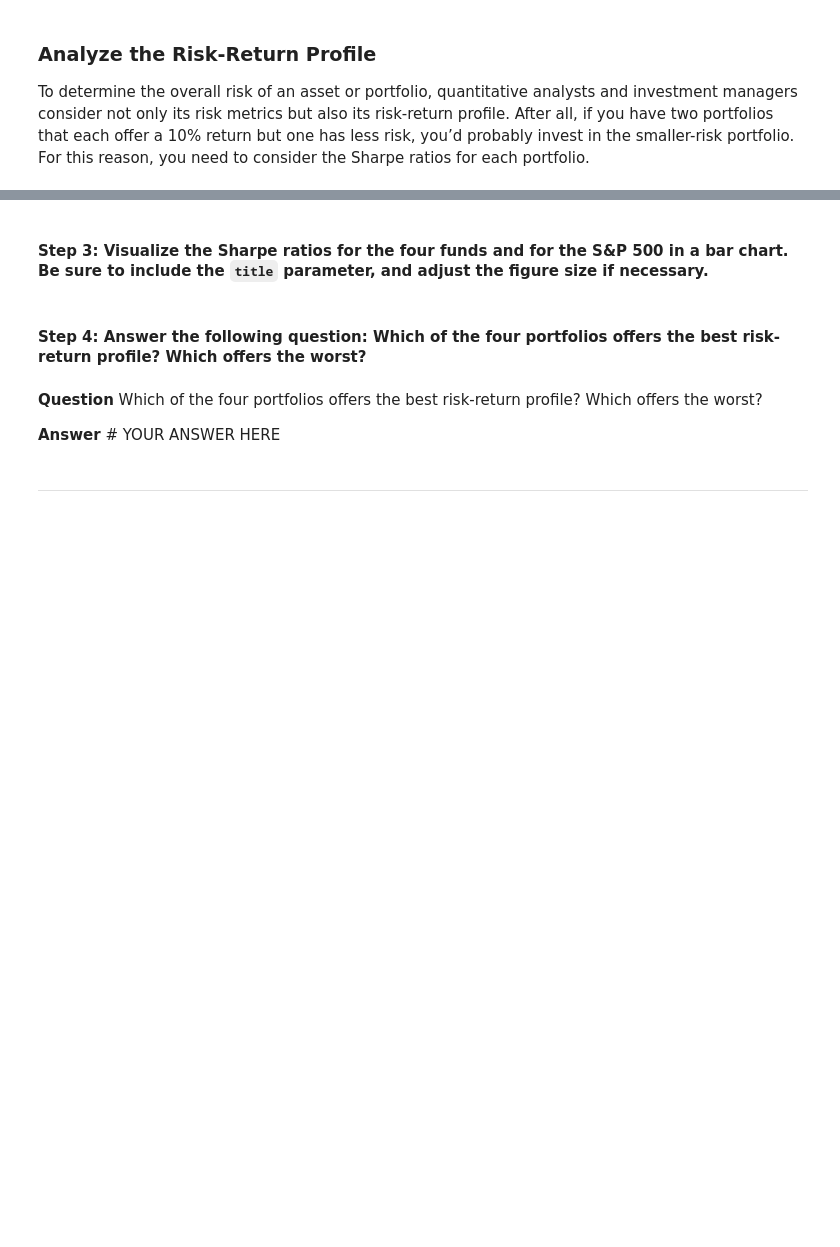
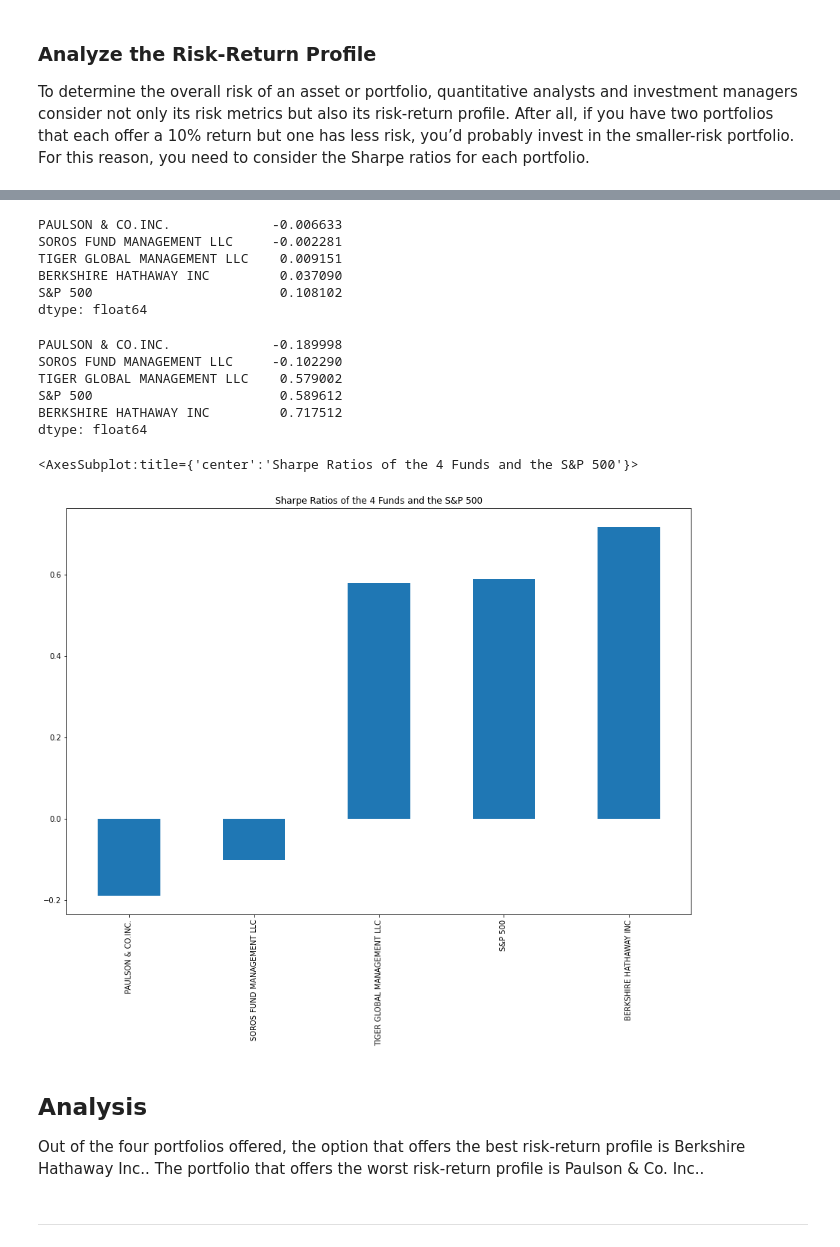
Before and after one commit to MajidKouki/c4-risk-return-analysis, a Jupyter notebook: risk_return_analysis.ipynb, the cells around one changed output, grey strips where cells are left out. Saved outputs shown, nothing was run; the diff lists cells and outputs as text; code cells hidden in the pictures; blank space fills up the shorter version.

Commit message:
Updated the risk-return profile analysis section.

```diff
--- a/risk_return_analysis.ipynb
+++ b/risk_return_analysis.ipynb
@@ -268,2 +192,0 @@ To determine the overall risk of an asset or portfolio, quantitative analysts an
-# %% [markdown]
-#### Step 3: Visualize the Sharpe ratios for the four funds and for the S&P 500 in a bar chart. Be sure to include the `title` parameter, and adjust the figure size if necessary.
@@ -274,9 +193,35 @@ To determine the overall risk of an asset or portfolio, quantitative analysts an
+# %%
+# Calculate the annualized average returns and sort data
+whale_navs_annualized_average_returns = (whale_navs_daily_returns.mean() * trading_days).sort_values()
+whale_navs_annualized_average_returns
+# %% [output]
+PAULSON & CO.INC.             -0.006633
+SOROS FUND MANAGEMENT LLC     -0.002281
+TIGER GLOBAL MANAGEMENT LLC    0.009151
+BERKSHIRE HATHAWAY INC         0.037090
+S&P 500                        0.108102
+dtype: float64
+# %%
+# Calculate the annualized sharpe ratios and sort data
+whale_navs_sharpe_ratios = (whale_navs_annualized_average_returns / whale_navs_annualized_standard_deviation).sort_values()
+whale_navs_sharpe_ratios
+# %% [output]
+PAULSON & CO.INC.             -0.189998
+SOROS FUND MANAGEMENT LLC     -0.102290
+TIGER GLOBAL MANAGEMENT LLC    0.579002
+S&P 500                        0.589612
+BERKSHIRE HATHAWAY INC         0.717512
+dtype: float64
+# %%
+# Visualize the sharpe ratios of the 4 funds and the S&P 500
+whale_navs_sharpe_ratios.plot.bar(title="Sharpe Ratios of the 4 Funds and the S&P 500", figsize=(15, 10))
+# %% [output]
+<AxesSubplot:title={'center':'Sharpe Ratios of the 4 Funds and the S&P 500'}>
+[figure, added]
 # %% [markdown]
-#### Step 4: Answer the following question: Which of the four portfolios offers the best risk-return profile? Which offers the worst?
+**Analysis**
+---
+Out of the four portfolios offered, the option that offers the best risk-return profile is Berkshire Hathaway Inc.. The portfolio that offers the worst risk-return profile is Paulson & Co. Inc..
-# %% [markdown]
-**Question** Which of the four portfolios offers the best risk-return profile? Which offers the worst?
-
-**Answer** # YOUR ANSWER HERE
 # %% [markdown]
 ---
 # %% [markdown]
```
Also changed, not shown: parts of 7 cells of this notebook.
